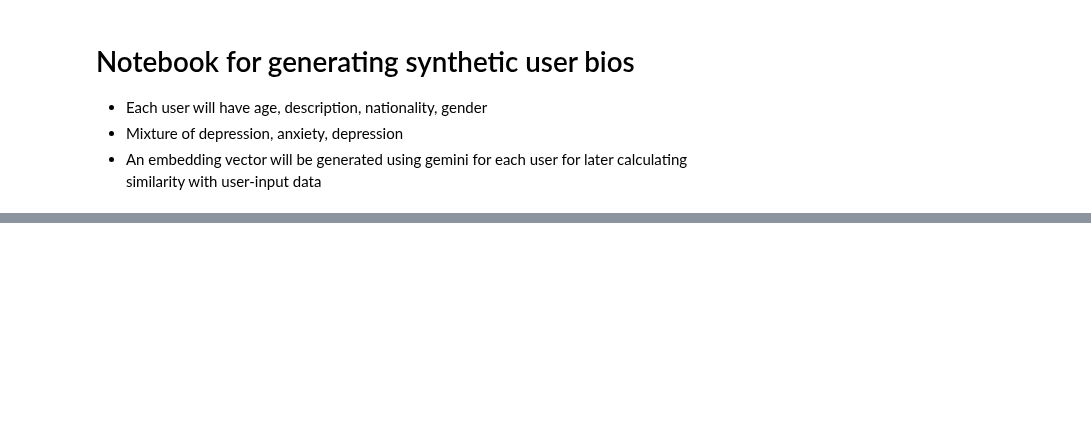
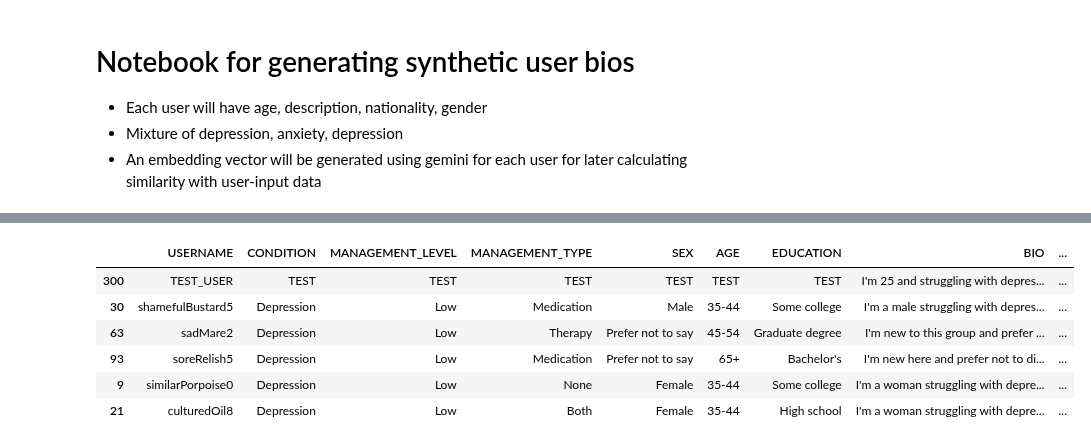
Before and after one commit to LTorrao/RoboSmile_Intervention_OnRender, a Jupyter notebook: Notebooks/dataset_generation.ipynb, the cells around one changed output, grey strips where cells are left out. Cells and saved outputs as stored; diff of their text form; code cells hidden in the pictures; blank space fills up the shorter version.

```diff
--- a/Notebooks/dataset_generation.ipynb
+++ b/Notebooks/dataset_generation.ipynb
@@ -72,0 +235,32 @@ df.to_csv(f"Dataset/synthetic_user_data.csv", index=False)
+# %%
+# Locate the test user in the DataFrame
+test_user_row = df[df['USERNAME'] == 'TEST_USER']
+if test_user_row.empty:
+    raise ValueError("Test user with username 'TEST_USER' not found in the dataset.")
+
+# Extract the embedding of the test user
+test_embedding = np.array(test_user_row['EMBEDDING'].iloc[0])
+
+# Step 1: Stack embeddings into a matrix and calculate distances
+embedding_matrix = np.vstack(df['EMBEDDING'].values)
+distances = euclidean_distances([test_embedding], embedding_matrix).flatten()
+
+# Step 2: Find the 5 nearest neighbors (excluding the test user itself)
+nearest_indices = distances.argsort()[1:6]  # Exclude the test user itself (index 0)
+
+# Get the indices of the test user and its neighbors
+test_user_index = test_user_row.index[0]
+support_group_indices = [test_user_index] + list(nearest_indices)
+
+# Step 3: Create a new DataFrame for the test user and their support group
+support_group_df = df.iloc[support_group_indices].copy()
+# %%
+support_group_df
+# %% [output]
+|  | USERNAME | CONDITION | MANAGEMENT_LEVEL | MANAGEMENT_TYPE | SEX | AGE | EDUCATION | BIO | ... |
+| 300 | TEST_USER | TEST | TEST | TEST | TEST | TEST | TEST | I'm 25 and struggling with depres... | ... |
+| 30 | shamefulBustard5 | Depression | Low | Medication | Male | 35-44 | Some college | I'm a male struggling with depres... | ... |
+| 63 | sadMare2 | Depression | Low | Therapy | Prefer not to say | 45-54 | Graduate degree | I'm new to this group and prefer ... | ... |
+| 93 | soreRelish5 | Depression | Low | Medication | Prefer not to say | 65+ | Bachelor's | I'm new here and prefer not to di... | ... |
+| 9 | similarPorpoise0 | Depression | Low | None | Female | 35-44 | Some college | I'm a woman struggling with depre... | ... |
+| 21 | culturedOil8 | Depression | Low | Both | Female | 35-44 | High school | I'm a woman struggling with depre... | ... |
```
Also changed, not shown: parts of 7 cells of this notebook.
